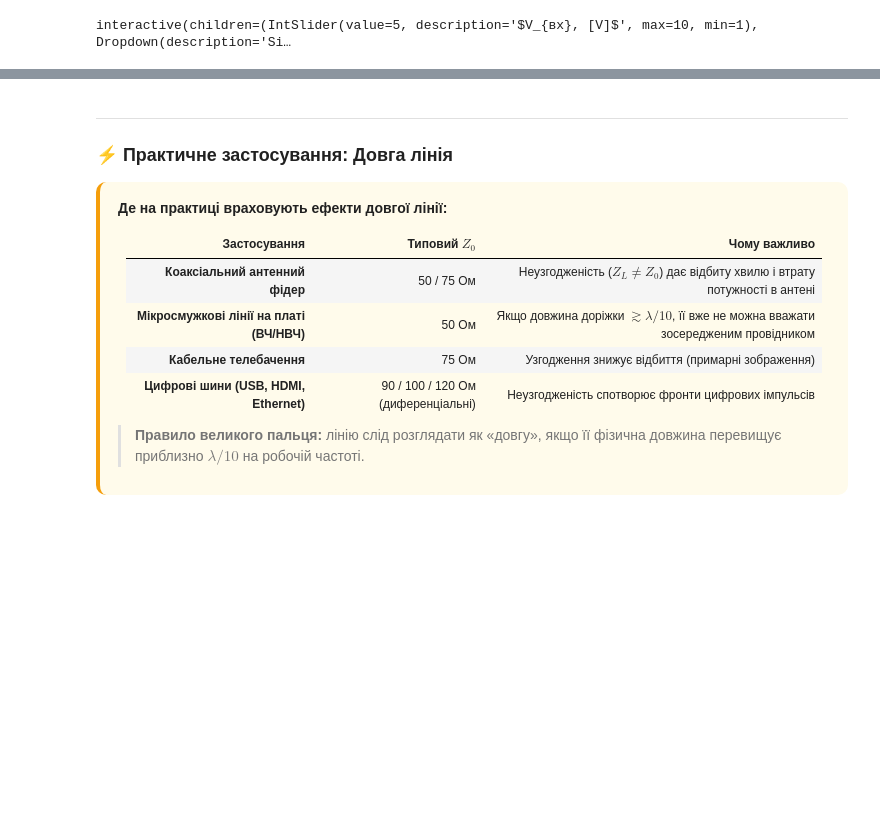
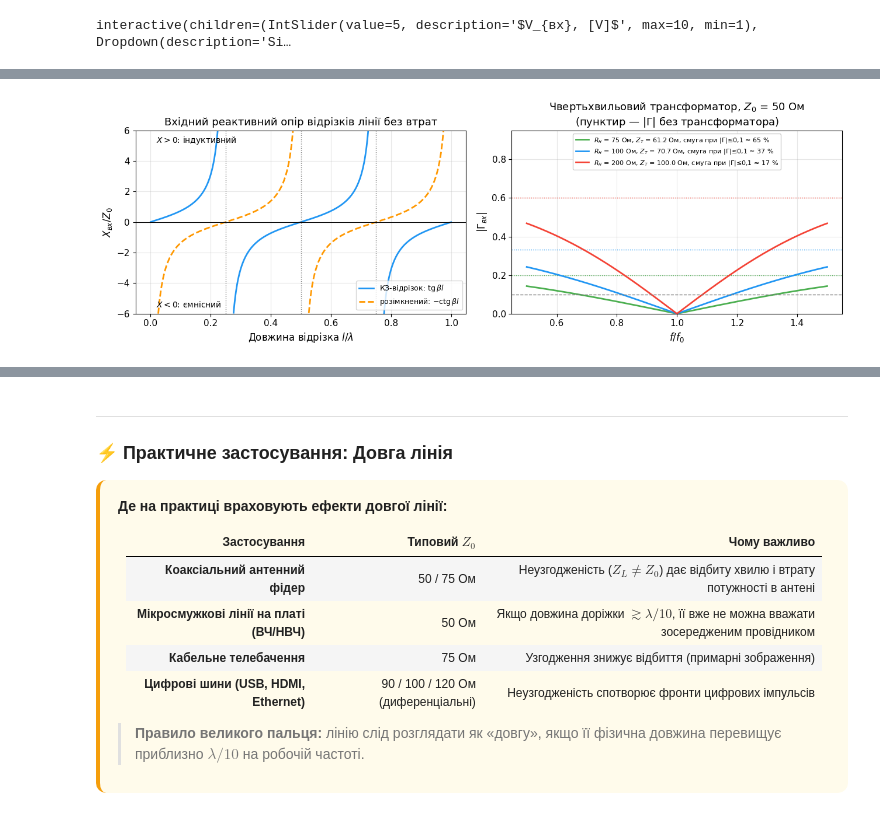
Before and after one commit to vim4all/Lectures_Basics_of_radio_electronics_in_Ukrainian, a Jupyter notebook: Тема_13_Довга_лінія.ipynb, the cells around one changed output, grey strips where cells are left out. Drawn from its saved outputs; the diff is of its cells as text; code cells hidden in the pictures; blank space fills up the shorter version.

```diff
--- a/Тема_13_Довга_лінія.ipynb
+++ b/Тема_13_Довга_лінія.ipynb
@@ -551,0 +689,37 @@ interactive(children=(IntSlider(value=5, description='$V_{вх}, [V]$', max=10,
+# %%
+# Вхідний опір КЗ і розімкненого відрізків; смуга узгодження чвертьхвильового трансформатора
+l_st = np.linspace(0.001, 0.999, 3000)               # довжина відрізка, l/λ
+X_sc = np.tan(2 * np.pi * l_st)                      # X_вх / Z0, КЗ-відрізок
+X_oc = -1 / np.tan(2 * np.pi * l_st)                 # X_вх / Z0, розімкнений відрізок
+for arr in (X_sc, X_oc):
+    arr[np.abs(arr) > 6] = np.nan                    # розриви поблизу резонансів
+
+fig, (ax1, ax2) = plt.subplots(1, 2, figsize=(13, 4.5))
+ax1.plot(l_st, X_sc, color='#2196F3', label='КЗ-відрізок: $\\mathrm{tg}\\,\\beta l$')
+ax1.plot(l_st, X_oc, color='#FF9800', ls='--', label='розімкнений: $-\\mathrm{ctg}\\,\\beta l$')
+ax1.axhline(0, color='k', lw=0.8)
+for q in (0.25, 0.5, 0.75):
+    ax1.axvline(q, color='gray', ls=':', lw=1)
+ax1.text(0.02, 5.2, '$X>0$: індуктивний', fontsize=10)
+ax1.text(0.02, -5.6, '$X<0$: ємнісний', fontsize=10)
+ax1.set_xlabel('Довжина відрізка $l/\\lambda$'); ax1.set_ylabel('$X_{вх}/Z_0$')
+ax1.set_title('Вхідний реактивний опір відрізків лінії без втрат')
+ax1.set_ylim(-6, 6); ax1.legend(loc='lower right', fontsize=9)
+
+Z0_qw = 50.0
+f_rel = np.linspace(0.5, 1.5, 1001)                  # f / f0
+for RL_qw, color in [(75, '#4CAF50'), (100, '#2196F3'), (200, '#F44336')]:
+    Zt = np.sqrt(Z0_qw * RL_qw)
+    t = np.tan(np.pi / 2 * f_rel)                     # βl = π/2 на частоті f0
+    Zin = Zt * (RL_qw + 1j * Zt * t) / (Zt + 1j * RL_qw * t)
+    G = np.abs((Zin - Z0_qw) / (Zin + Z0_qw))
+    band = f_rel[G <= 0.1]                            # |Γ| ≤ 0,1 (КСХ ≤ 1,22)
+    ax2.plot(f_rel, G, color=color, label=f'$R_н$ = {RL_qw} Ом, $Z_т$ = {Zt:.1f} Ом, смуга при $|\\Gamma|$≤0,1 ≈ {100*(band.max()-band.min()):.0f} %')
+    ax2.axhline(abs(RL_qw - Z0_qw) / (RL_qw + Z0_qw), color=color, ls=':', lw=1)
+ax2.axhline(0.1, color='gray', ls='--', lw=1)
+ax2.set_xlabel('$f/f_0$'); ax2.set_ylabel('$|\\Gamma_{вх}|$')
+ax2.set_title('Чвертьхвильовий трансформатор, $Z_0$ = 50 Ом\n(пунктир — $|\\Gamma|$ без трансформатора)')
+ax2.set_ylim(0, 0.95); ax2.legend(fontsize=8, loc='upper center', framealpha=1)
+plt.tight_layout(); plt.show()
+# %% [output]
+[figure, added]
```
Also changed, not shown: parts of 15 cells of this notebook, 10 other files.
